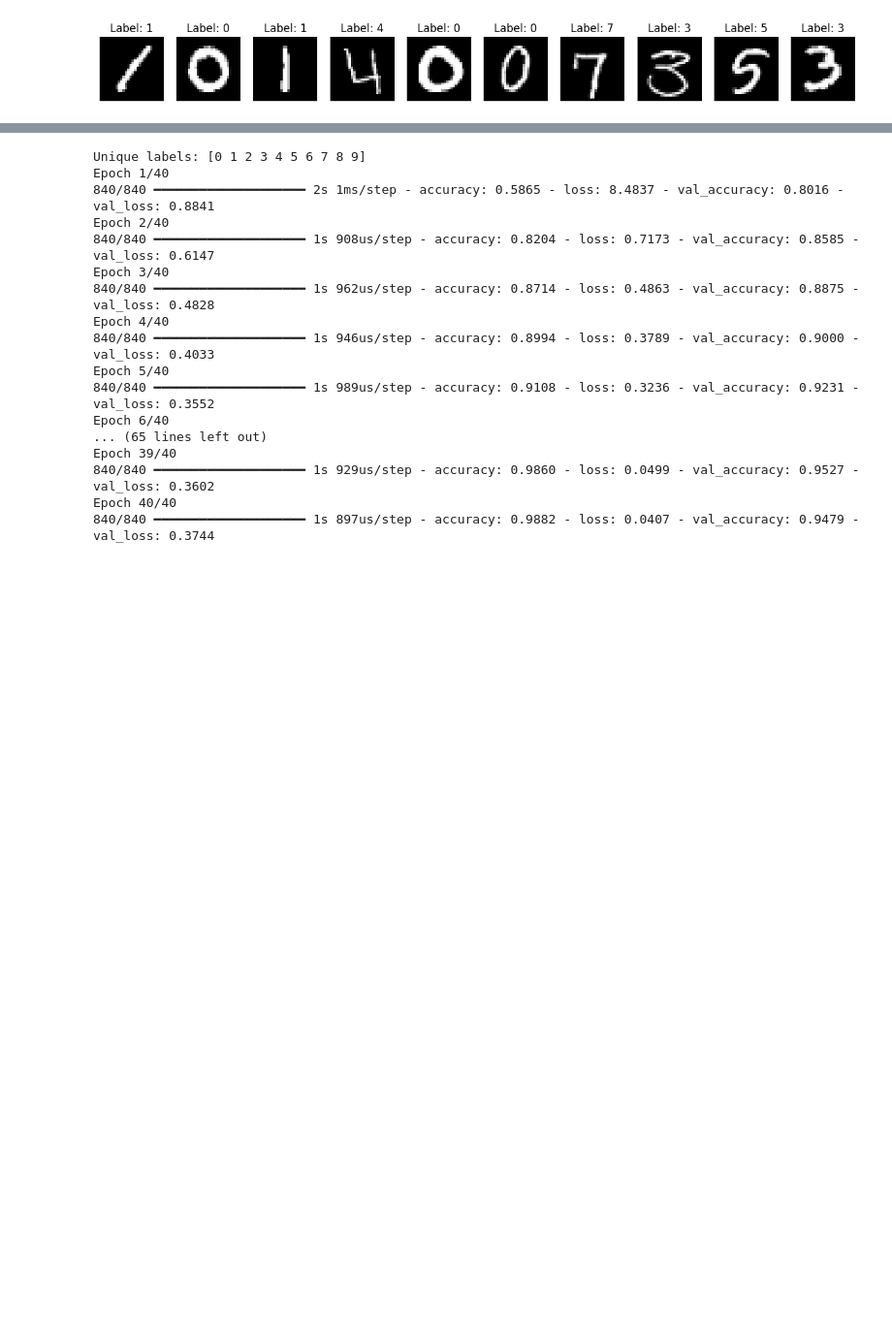
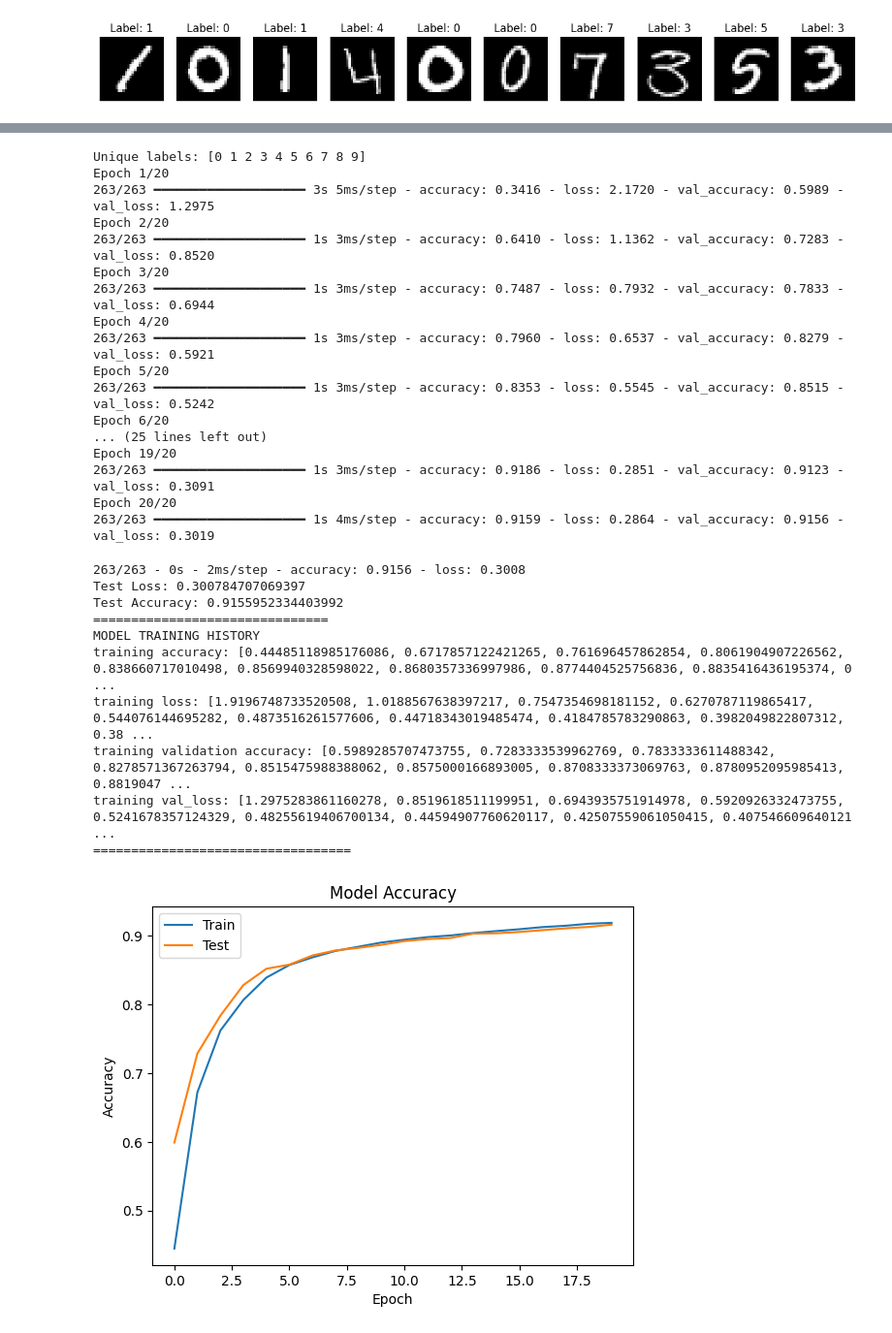
Before and after one commit to CptPrice003/digit, a Jupyter notebook: main.ipynb, the cells around one changed output, grey strips where cells are left out. Shown at 97% size. Saved outputs shown, nothing was run; the diff lists cells and outputs as text; code cells hidden in the pictures; blank space fills up the shorter version.

```diff
--- a/main.ipynb
+++ b/main.ipynb
@@ -65,6 +65,7 @@ plt.show()
 [figure]
 # %%
 # split the data for train and test
+X = X / 255.0
 X_train, X_test, y_train, y_test = train_test_split(X, y, test_size=0.2, random_state=42)
 # set up the nueral network model
 model = Sequential([
@@ -92,22 +93,22 @@ Model: "sequential_4"
  Non-trainable params: 0 (0.00 B)
 # %%
 print("Unique labels:", np.unique(y_train))
-history = model.fit(X_train, y_train, epochs=40, batch_size=32, validation_split=0.2)
+history = model.fit(X_train, y_train, epochs=20, batch_size=128, validation_data=(X_test, y_test))
 # %% [output]
 Unique labels: [0 1 2 3 4 5 6 7 8 9]
-Epoch 1/40
-840/840 ━━━━━━━━━━━━━━━━━━━━ 2s 1ms/step - accuracy: 0.5865 - loss: 8.4837 - val_accuracy: 0.8016 - val_loss: 0.8841
-Epoch 2/40
-840/840 ━━━━━━━━━━━━━━━━━━━━ 1s 908us/step - accuracy: 0.8204 - loss: 0.7173 - val_accuracy: 0.8585 - val_loss: 0.6147
-Epoch 3/40
-840/840 ━━━━━━━━━━━━━━━━━━━━ 1s 962us/step - accuracy: 0.8714 - loss: 0.4863 - val_accuracy: 0.8875 - val_loss: 0.4828
-Epoch 4/40
-840/840 ━━━━━━━━━━━━━━━━━━━━ 1s 946us/step - accuracy: 0.8994 - loss: 0.3789 - val_accuracy: 0.9000 - val_loss: 0.4033
-Epoch 5/40
-840/840 ━━━━━━━━━━━━━━━━━━━━ 1s 989us/step - accuracy: 0.9108 - loss: 0.3236 - val_accuracy: 0.9231 - val_loss: 0.3552
-Epoch 6/40
-... (65 lines left out)
-Epoch 39/40
-840/840 ━━━━━━━━━━━━━━━━━━━━ 1s 929us/step - accuracy: 0.9860 - loss: 0.0499 - val_accuracy: 0.9527 - val_loss: 0.3602
-Epoch 40/40
-840/840 ━━━━━━━━━━━━━━━━━━━━ 1s 897us/step - accuracy: 0.9882 - loss: 0.0407 - val_accuracy: 0.9479 - val_loss: 0.3744
+Epoch 1/20
+263/263 ━━━━━━━━━━━━━━━━━━━━ 3s 5ms/step - accuracy: 0.3416 - loss: 2.1720 - val_accuracy: 0.5989 - val_loss: 1.2975
+Epoch 2/20
+263/263 ━━━━━━━━━━━━━━━━━━━━ 1s 3ms/step - accuracy: 0.6410 - loss: 1.1362 - val_accuracy: 0.7283 - val_loss: 0.8520
+Epoch 3/20
+263/263 ━━━━━━━━━━━━━━━━━━━━ 1s 3ms/step - accuracy: 0.7487 - loss: 0.7932 - val_accuracy: 0.7833 - val_loss: 0.6944
+Epoch 4/20
+263/263 ━━━━━━━━━━━━━━━━━━━━ 1s 3ms/step - accuracy: 0.7960 - loss: 0.6537 - val_accuracy: 0.8279 - val_loss: 0.5921
+Epoch 5/20
+263/263 ━━━━━━━━━━━━━━━━━━━━ 1s 3ms/step - accuracy: 0.8353 - loss: 0.5545 - val_accuracy: 0.8515 - val_loss: 0.5242
+Epoch 6/20
+... (25 lines left out)
+Epoch 19/20
+263/263 ━━━━━━━━━━━━━━━━━━━━ 1s 3ms/step - accuracy: 0.9186 - loss: 0.2851 - val_accuracy: 0.9123 - val_loss: 0.3091
+Epoch 20/20
+263/263 ━━━━━━━━━━━━━━━━━━━━ 1s 4ms/step - accuracy: 0.9159 - loss: 0.2864 - val_accuracy: 0.9156 - val_loss: 0.3019
@@ -115,0 +115,45 @@ Epoch 40/40
+# %%
+# print the model performance on the test data
+test_loss, test_accuracy = model.evaluate(X_test, y_test, verbose=2)
+
+print(f"Test Loss: {test_loss}")
+print(f"Test Accuracy: {test_accuracy}")
+print("===============================")
+print("MODEL TRAINING HISTORY")
+print(f"training accuracy: {history.history['accuracy']}")
+print(f"training loss: {history.history['loss']}")
+print(f"training validation accuracy: {history.history['val_accuracy']}")
+print(f"training val_loss: {history.history['val_loss']}")
+print("==================================")
+
+# plot the model performance
+# plot accuacry value
+
+plt.plot(history.history['accuracy'])
+plt.plot(history.history['val_accuracy'])
+plt.title('Model Accuracy')
+plt.xlabel('Epoch')
+plt.ylabel('Accuracy')
+plt.legend(['Train', 'Test'], loc='upper left')
+plt.show()
+
+# plot loss values
+
+plt.plot(history.history['loss'])
+plt.plot(history.history['val_loss'])
+plt.title("Model Loss")
+plt.xlabel("Epoch")
+plt.ylabel("Loss")
+plt.show()
+# %% [output]
+263/263 - 0s - 2ms/step - accuracy: 0.9156 - loss: 0.3008
+Test Loss: 0.300784707069397
+Test Accuracy: 0.9155952334403992
+===============================
+MODEL TRAINING HISTORY
+training accuracy: [0.44485118985176086, 0.6717857122421265, 0.761696457862854, 0.8061904907226562, 0.838660717010498, 0.8569940328598022, 0.8680357336997986, 0.8774404525756836, 0.8835416436195374, 0 ...
+training loss: [1.9196748733520508, 1.0188567638397217, 0.7547354698181152, 0.6270787119865417, 0.544076144695282, 0.4873516261577606, 0.44718343019485474, 0.4184785783290863, 0.3982049822807312, 0.38 ...
+training validation accuracy: [0.5989285707473755, 0.7283333539962769, 0.7833333611488342, 0.8278571367263794, 0.8515475988388062, 0.8575000166893005, 0.8708333373069763, 0.8780952095985413, 0.8819047 ...
+training val_loss: [1.2975283861160278, 0.8519618511199951, 0.6943935751914978, 0.5920926332473755, 0.5241678357124329, 0.48255619406700134, 0.44594907760620117, 0.42507559061050415, 0.407546609640121 ...
+==================================
+[figure, added]
```
Also changed, not shown: parts of 6 cells of this notebook.
